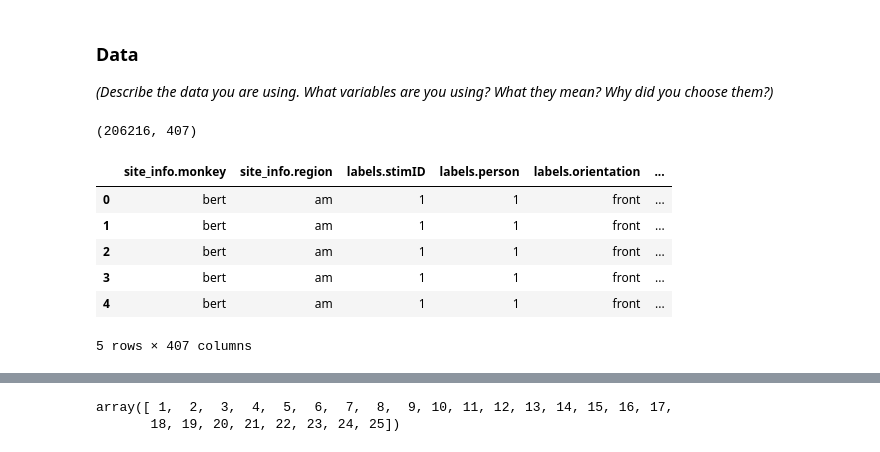
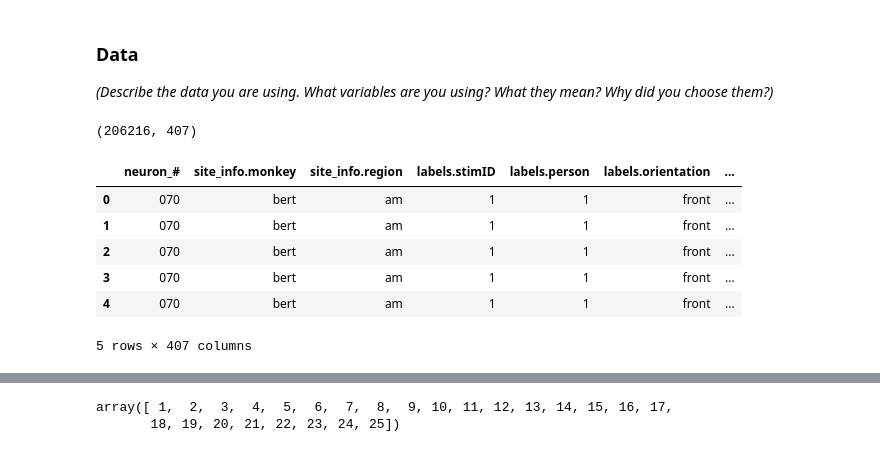
Before and after one commit to aeparisot/CMSE381Project, a Jupyter notebook: ProjectTemplate.ipynb, the cells around one changed output, grey strips where cells are left out. Drawn from its saved outputs; the diff is of its cells as text; code cells hidden in the pictures.

```diff
--- a/ProjectTemplate.ipynb
+++ b/ProjectTemplate.ipynb
@@ -27,38 +27,42 @@ _(Describe the data you are using. What variables are you using? What they mean?
 # Code inspired by
 #  https://www.geeksforgeeks.org/python/importing-multiple-files-in-python/
 
 import os
 
 folder_path = "Data2"
 files = os.listdir(folder_path)
 datas = [] # master list of dfs
 
 for file in files: # save each file to master list
     if file.endswith(".csv"):
         file_path = os.path.join(folder_path, file)
-        df = pd.read_csv(file_path).iloc[:,:406]
+        df = pd.read_csv(file_path).iloc[:,:406] # only use the first 400 miliseconds
+
         df['neuron_#'] = file[-7:-4]
+        move = df.pop('neuron_#')
+        df.insert(0, 'neuron_#', move)
+
         datas.append(df)
 
 
 df = pd.concat(datas, axis=0, ignore_index=True)
 print(df.shape)
 df.head()
 
 # only 400 mili seconds necessary
 # some having spike some not having spike
 # average over 10 milisecond
 # then do feature selection
 # neuron response as sample or features
 # what neurons are firing
 
 # for each label orientation
 # %% [output]
 (206216, 407)
-|  | site_info.monkey | site_info.region | labels.stimID | labels.person | labels.orientation | ... |
-| 0 | bert | am | 1 | 1 | front | ... |
-| 1 | bert | am | 1 | 1 | front | ... |
-| 2 | bert | am | 1 | 1 | front | ... |
-| 3 | bert | am | 1 | 1 | front | ... |
-| 4 | bert | am | 1 | 1 | front | ... |
+|  | neuron_# | site_info.monkey | site_info.region | labels.stimID | labels.person | labels.orientation | ... |
+| 0 | 070 | bert | am | 1 | 1 | front | ... |
+| 1 | 070 | bert | am | 1 | 1 | front | ... |
+| 2 | 070 | bert | am | 1 | 1 | front | ... |
+| 3 | 070 | bert | am | 1 | 1 | front | ... |
+| 4 | 070 | bert | am | 1 | 1 | front | ... |
 5 rows × 407 columns
```
Also changed, not shown: parts of 2 cells of this notebook.
